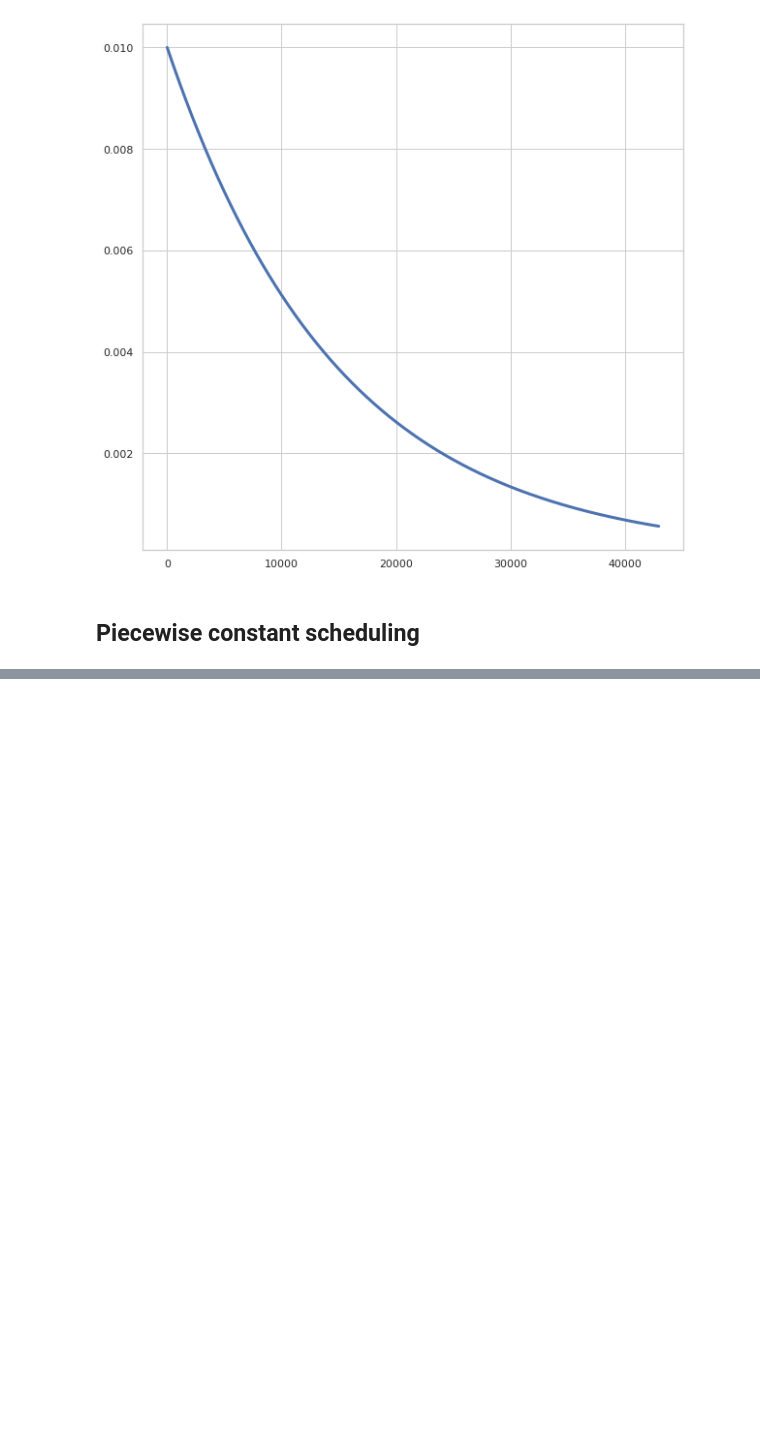
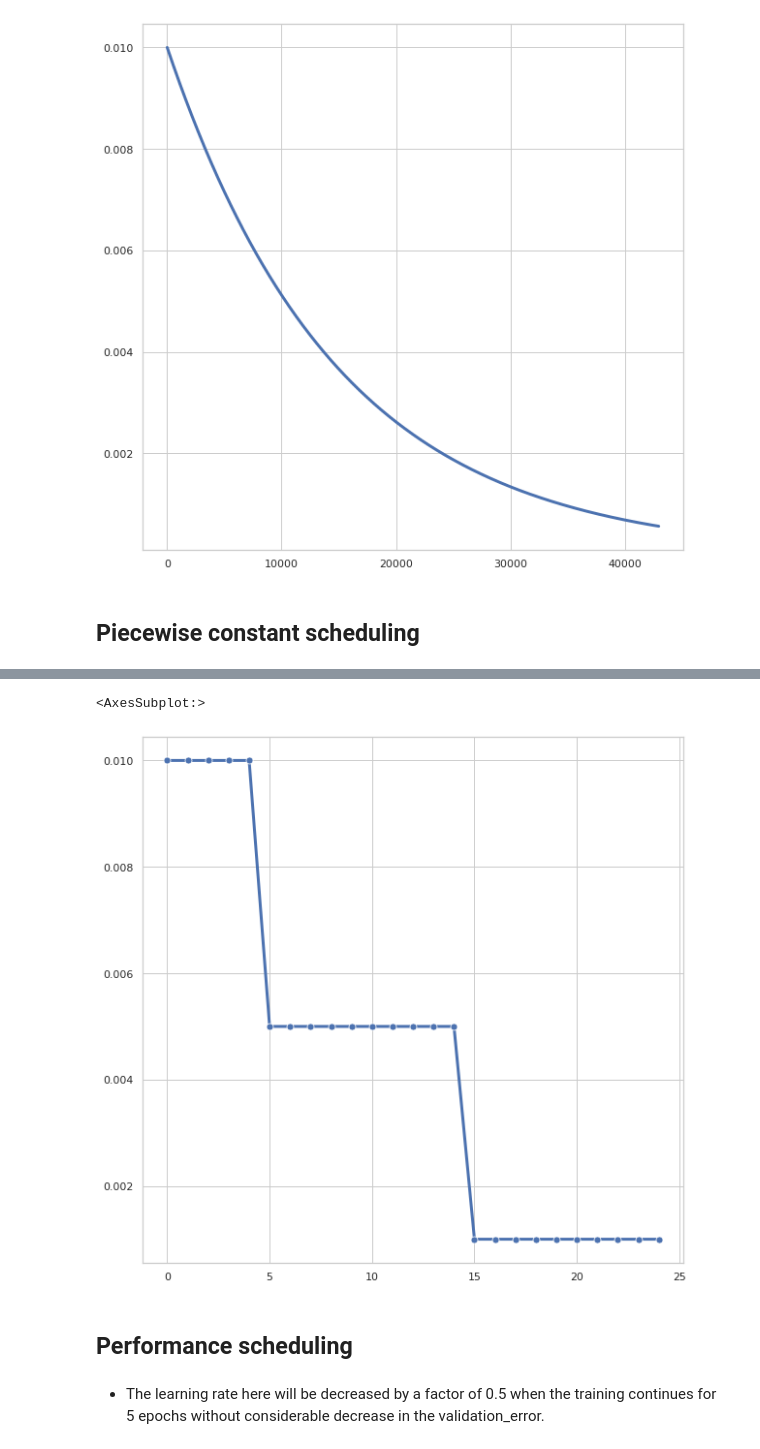
Before and after one commit to Gokul-S-Kumar/Hands-on-ML, a Jupyter notebook: Chapter 11 Training Deep NN/Learning rate scheduling.ipynb, the cells around one changed output, grey strips where cells are left out. Drawn from its saved outputs; the diff is of its cells as text; code cells hidden in the pictures; blank space fills up the shorter version.

```diff
--- a/Chapter 11 Training Deep NN/Learning rate scheduling.ipynb
+++ b/Chapter 11 Training Deep NN/Learning rate scheduling.ipynb
@@ -275,0 +356,10 @@ sns.lineplot(x = steps, y = lr(steps, 0.01), linewidth = 3)
+# %%
+plt.figure(figsize = (10,10))
+sns.lineplot(data = df_metrics.lr, linewidth = 3, marker = 'o', markersize = 7)
+# %% [output]
+<AxesSubplot:>
+[figure, added]
+# %% [markdown]
+## Performance scheduling
+# %% [markdown]
+- The learning rate here will be decreased by a factor of 0.5 when the training continues for 5 epochs without considerable decrease in the validation_error.
```
Also changed, not shown: parts of 69 cells of this notebook.
